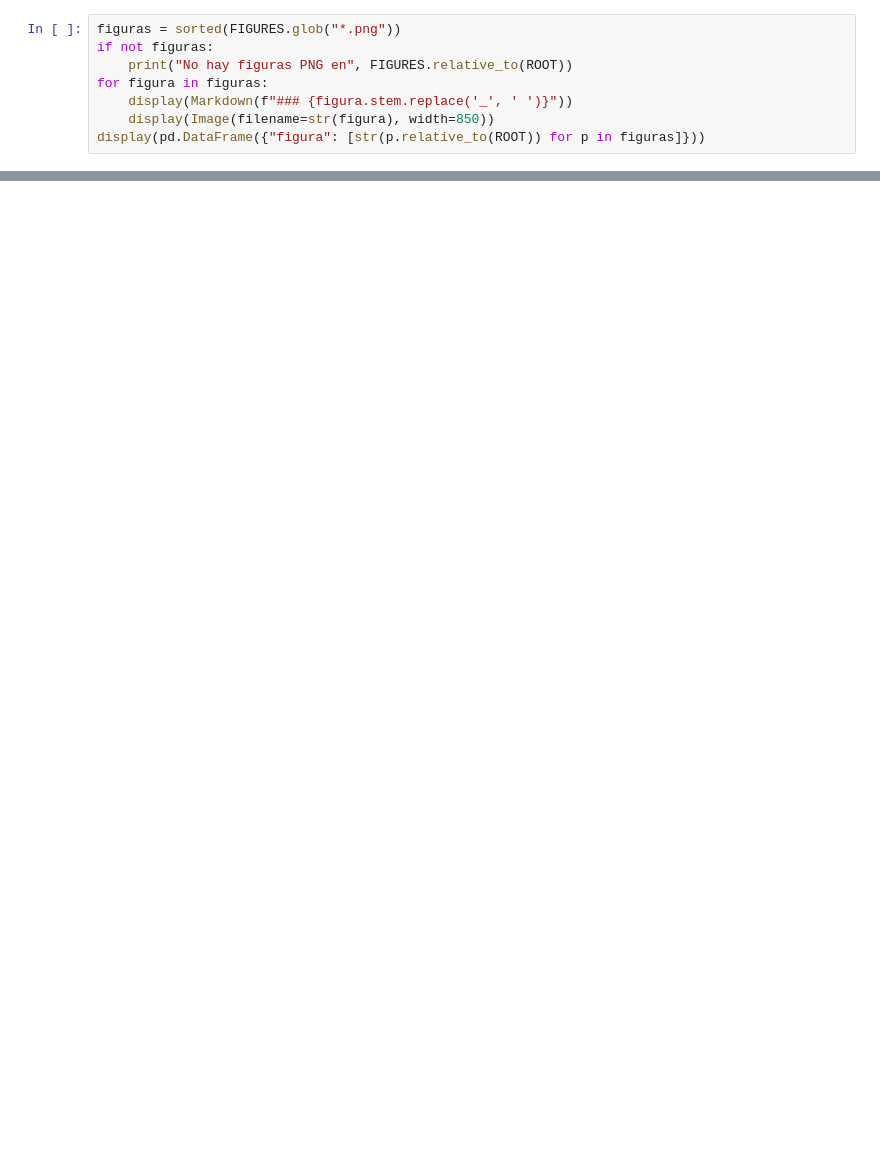
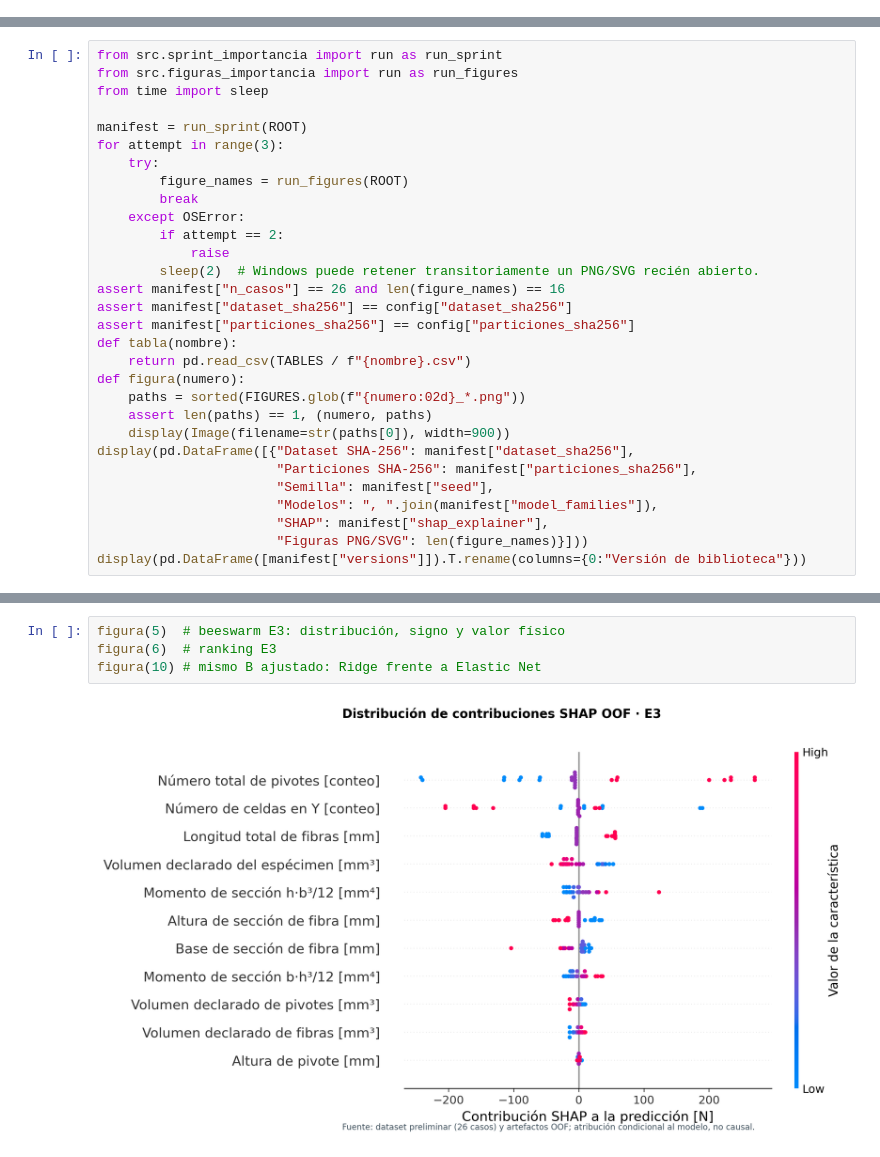
Before and after one commit to melissaaylasb-sudo/T02_MIA14_SeccionB, a Jupyter notebook: notebooks/06_Modelado_Tuning_SHAP.ipynb, the cells around one changed output, grey strips where cells are left out. Drawn from its saved outputs; the diff is of its cells as text; blank space fills up the shorter version.

```diff
--- a/notebooks/06_Modelado_Tuning_SHAP.ipynb
+++ b/notebooks/06_Modelado_Tuning_SHAP.ipynb
@@ -675,8 +0,0 @@ Las figuras científicas se muestran desde el directorio de la ejecución. Su fu
-# %%
-figuras = sorted(FIGURES.glob("*.png"))
-if not figuras:
-    print("No hay figuras PNG en", FIGURES.relative_to(ROOT))
-for figura in figuras:
-    display(Markdown(f"### {figura.stem.replace('_', ' ')}"))
-    display(Image(filename=str(figura), width=850))
-display(pd.DataFrame({"figura": [str(p.relative_to(ROOT)) for p in figuras]}))
@@ -704,0 +164,30 @@ SHAP describe predicciones del modelo en newtons bajo un background concreto. Pe
+# %%
+from src.sprint_importancia import run as run_sprint
+from src.figuras_importancia import run as run_figures
+from time import sleep
+
+manifest = run_sprint(ROOT)
+for attempt in range(3):
+    try:
+        figure_names = run_figures(ROOT)
+        break
+    except OSError:
+        if attempt == 2:
+            raise
+        sleep(2)  # Windows puede retener transitoriamente un PNG/SVG recién abierto.
+assert manifest["n_casos"] == 26 and len(figure_names) == 16
+assert manifest["dataset_sha256"] == config["dataset_sha256"]
+assert manifest["particiones_sha256"] == config["particiones_sha256"]
+def tabla(nombre):
+    return pd.read_csv(TABLES / f"{nombre}.csv")
+def figura(numero):
+    paths = sorted(FIGURES.glob(f"{numero:02d}_*.png"))
+    assert len(paths) == 1, (numero, paths)
+    display(Image(filename=str(paths[0]), width=900))
+display(pd.DataFrame([{"Dataset SHA-256": manifest["dataset_sha256"],
+                       "Particiones SHA-256": manifest["particiones_sha256"],
+                       "Semilla": manifest["seed"],
+                       "Modelos": ", ".join(manifest["model_families"]),
+                       "SHAP": manifest["shap_explainer"],
+                       "Figuras PNG/SVG": len(figure_names)}]))
+display(pd.DataFrame([manifest["versions"]]).T.rename(columns={0:"Versión de biblioteca"}))
@@ -704,0 +479,6 @@ SHAP describe predicciones del modelo en newtons bajo un background concreto. Pe
+# %%
+figura(5)  # beeswarm E3: distribución, signo y valor físico
+figura(6)  # ranking E3
+figura(10) # mismo B ajustado: Ridge frente a Elastic Net
+# %% [output]
+[figure, added]
```
Also changed, not shown: parts of 74 cells of this notebook, 7 other files.
